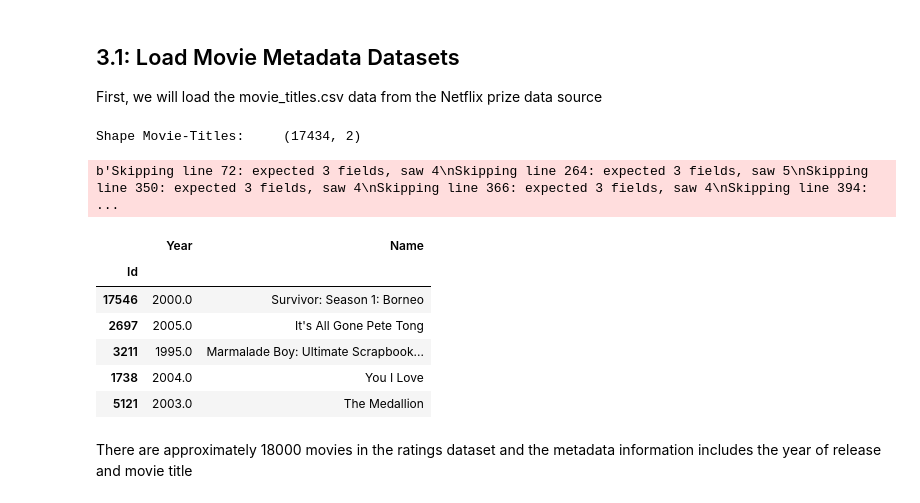
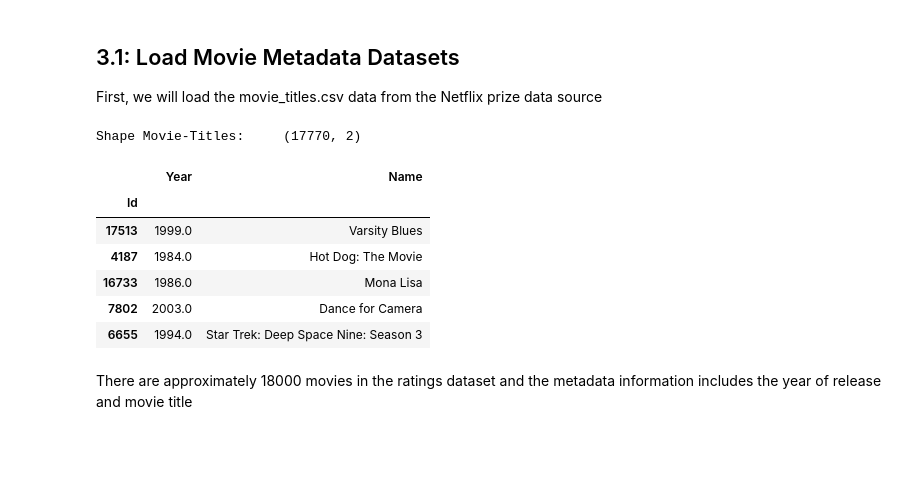
Before and after one commit to rscott1989/mec-mini-projects, a Jupyter notebook: mec-17.4.1-recommendation-systems-mini-project/Mini_Project_Recommendation_Systems.ipynb, the cells around one changed output. Drawn from its saved outputs; the diff is of its cells as text; code cells hidden in the pictures; blank space fills up the shorter version.

```diff
--- a/mec-17.4.1-recommendation-systems-mini-project/Mini_Project_Recommendation_Systems.ipynb
+++ b/mec-17.4.1-recommendation-systems-mini-project/Mini_Project_Recommendation_Systems.ipynb
@@ -101,23 +101,22 @@ First, we will load the movie_titles.csv data from the Netflix prize data source
 # %%
 # Load data for all movies
 movie_titles = pd.read_csv('./data/movie_titles.csv.zip',
                            encoding = 'ISO-8859-1',
                            header = None,
-                           on_bad_lines='warn',#Added to deal with error
+                        #    on_bad_lines='warn',#Added to deal with error
                            names = ['Id', 'Year', 'Name']).set_index('Id')
 
 print('Shape Movie-Titles:\t{}'.format(movie_titles.shape))
 movie_titles.sample(5)
 # %% [output]
-Shape Movie-Titles:     (17434, 2)
+Shape Movie-Titles:     (17770, 2)
-b'Skipping line 72: expected 3 fields, saw 4\nSkipping line 264: expected 3 fields, saw 5\nSkipping line 350: expected 3 fields, saw 4\nSkipping line 366: expected 3 fields, saw 4\nSkipping line 394:  ...
 |  | Year | Name |
 | Id |  |  |
-| 17546 | 2000.0 | Survivor: Season 1: Borneo |
-| 2697 | 2005.0 | It's All Gone Pete Tong |
-| 3211 | 1995.0 | Marmalade Boy: Ultimate Scrapbook... |
-| 1738 | 2004.0 | You I Love |
-| 5121 | 2003.0 | The Medallion |
+| 17513 | 1999.0 | Varsity Blues |
+| 4187 | 1984.0 | Hot Dog: The Movie |
+| 16733 | 1986.0 | Mona Lisa |
+| 7802 | 2003.0 | Dance for Camera |
+| 6655 | 1994.0 | Star Trek: Deep Space Nine: Season 3 |
 # %% [markdown]
 There are approximately 18000 movies in the ratings dataset and the metadata information includes the year of release and movie title
 # %% [markdown]
```
Also changed, not shown: parts of 15 cells of this notebook.
